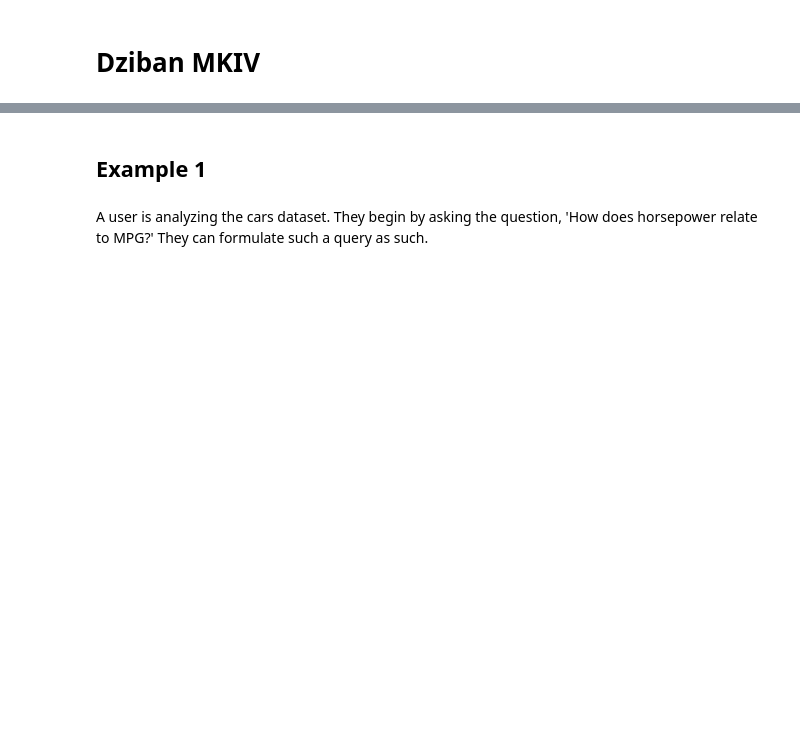
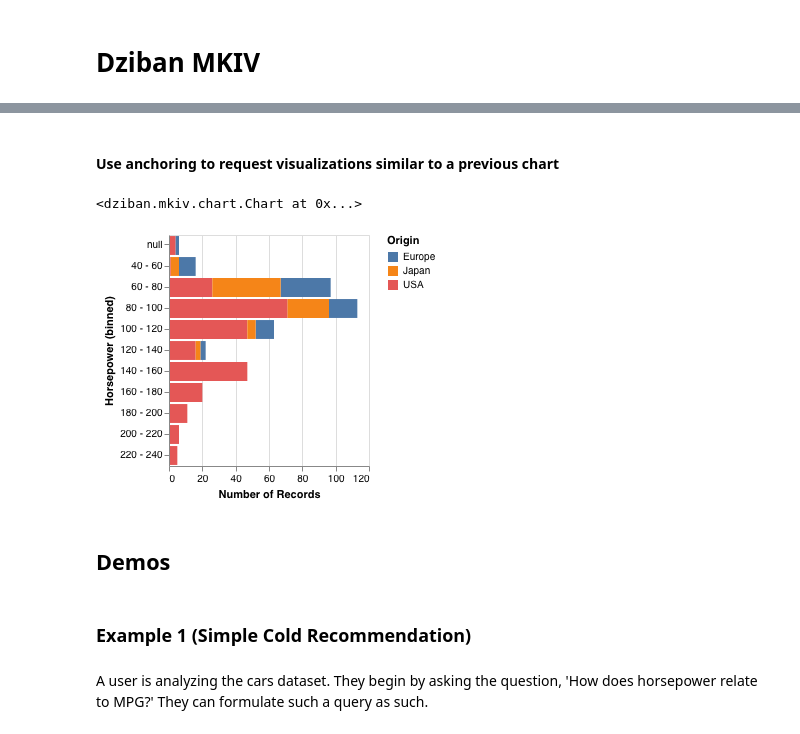
Before and after one commit to uwdata/dziban, a Jupyter notebook: examples/MKIV.ipynb, the cells around one changed output, grey strips where cells are left out. Saved outputs shown, nothing was run; the diff lists cells and outputs as text; code cells hidden in the pictures; blank space fills up the shorter version.

Commit message:
update examples

```diff
--- a/examples/MKIV.ipynb
+++ b/examples/MKIV.ipynb
@@ -8,0 +61,2 @@ base = Chart(data.cars())
+# %%
+vertical_strip = base.y(field='Horsepower')
@@ -9,5 +65,16 @@ base = Chart(data.cars())
+# %%
+count = vertical_strip.field('Horsepower', aggregate='count')
+# %% [markdown]
+#### Use anchoring to request visualizations similar to a previous chart
+# %%
+count.field('Origin').anchor_on(count)
+# %% [output]
+<dziban.mkiv.chart.Chart at 0x...>
+[figure, added]
+# %% [markdown]
+## Demos
 # %% [markdown]
-## Example 1
+### Example 1 (Simple Cold Recommendation)
 # %% [markdown]
 A user is analyzing the cars dataset. They begin by asking the question, 'How does horsepower relate to MPG?' They can formulate such a query as such.
 # %%
```
Also changed, not shown: parts of 37 cells of this notebook, 1 other file.
